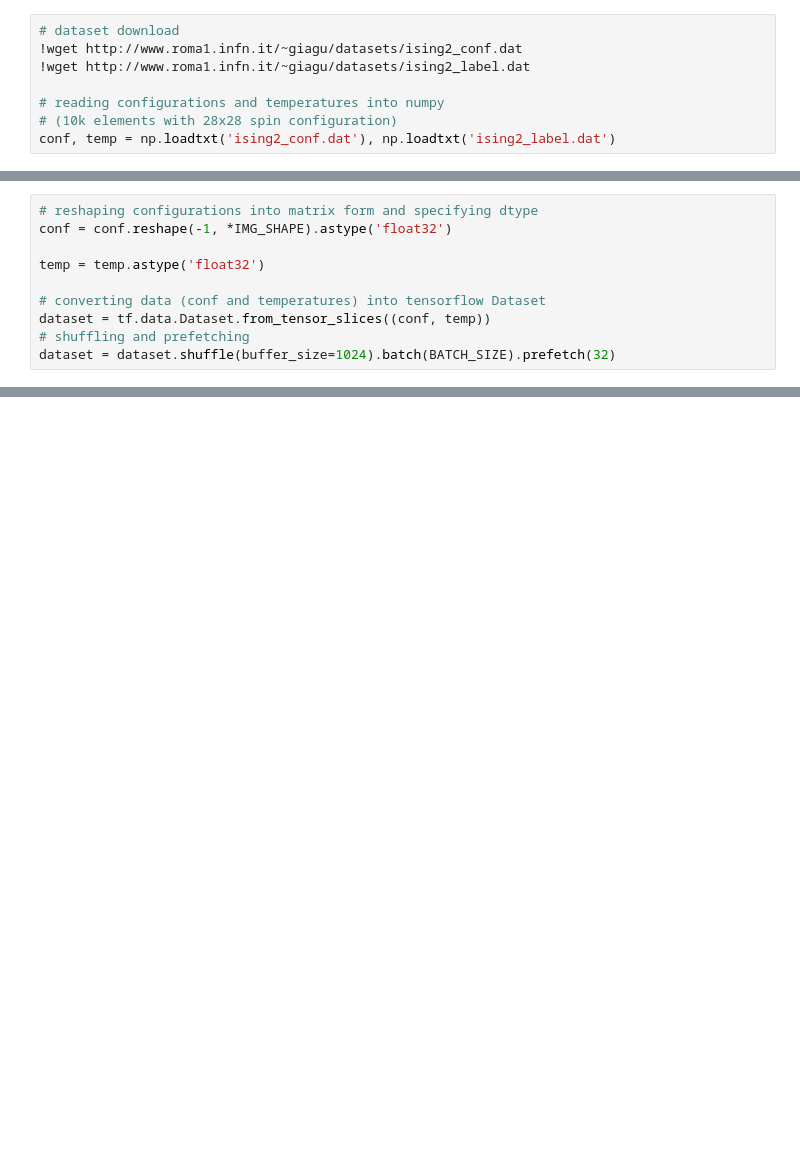
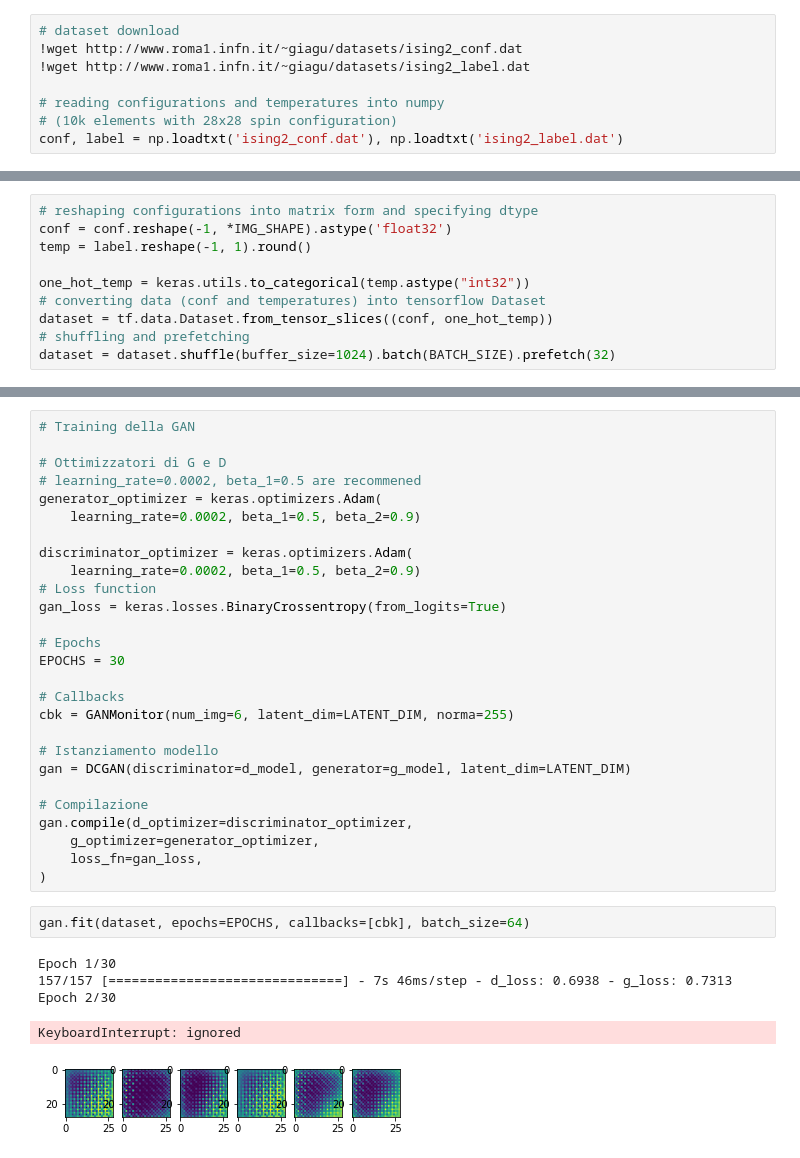
Before and after one commit to raeubaen/misc, a Jupyter notebook: Conditional GAN.ipynb, the cells around one changed output, grey strips where cells are left out. Cells and saved outputs as stored; diff of their text form; blank space fills up the shorter version.

```diff
--- a/Conditional GAN.ipynb
+++ b/Conditional GAN.ipynb
@@ -20,5 +26,5 @@ disable_eager_execution()
 
 # reading configurations and temperatures into numpy
 # (10k elements with 28x28 spin configuration)
-conf, temp = np.loadtxt('ising2_conf.dat'), np.loadtxt('ising2_label.dat')
+conf, label = np.loadtxt('ising2_conf.dat'), np.loadtxt('ising2_label.dat')
 # %% [output]
@@ -45,11 +54,11 @@ IMG_SHAPE = (28, 28, 1)
 # %%
 # reshaping configurations into matrix form and specifying dtype
 conf = conf.reshape(-1, *IMG_SHAPE).astype('float32')
+temp = label.reshape(-1, 1).round()
 
-temp = temp.astype('float32')
-
+one_hot_temp = keras.utils.to_categorical(temp.astype("int32"))
 # converting data (conf and temperatures) into tensorflow Dataset
-dataset = tf.data.Dataset.from_tensor_slices((conf, temp))
+dataset = tf.data.Dataset.from_tensor_slices((conf, one_hot_temp))
 # shuffling and prefetching
 dataset = dataset.shuffle(buffer_size=1024).batch(BATCH_SIZE).prefetch(32)
 # %%
@@ -75,0 +220,35 @@ d_model_ord = get_discriminator_model()
+# %%
+# Training della GAN
+
+# Ottimizzatori di G e D
+# learning_rate=0.0002, beta_1=0.5 are recommened
+generator_optimizer = keras.optimizers.Adam(
+    learning_rate=0.0002, beta_1=0.5, beta_2=0.9)
+
+discriminator_optimizer = keras.optimizers.Adam(
+    learning_rate=0.0002, beta_1=0.5, beta_2=0.9)
+# Loss function
+gan_loss = keras.losses.BinaryCrossentropy(from_logits=True)
+
+# Epochs
+EPOCHS = 30
+
+# Callbacks
+cbk = GANMonitor(num_img=6, latent_dim=LATENT_DIM, norma=255)
+
+# Istanziamento modello
+gan = DCGAN(discriminator=d_model, generator=g_model, latent_dim=LATENT_DIM)
+
+# Compilazione
+gan.compile(d_optimizer=discriminator_optimizer,
+    g_optimizer=generator_optimizer,
+    loss_fn=gan_loss,
+)
+# %%
+gan.fit(dataset, epochs=EPOCHS, callbacks=[cbk], batch_size=64)
+# %% [output]
+Epoch 1/30
+157/157 [==============================] - 7s 46ms/step - d_loss: 0.6938 - g_loss: 0.7313
+Epoch 2/30
+KeyboardInterrupt: ignored
+[figure, added]
```
Also changed, not shown: parts of 6 cells of this notebook.
